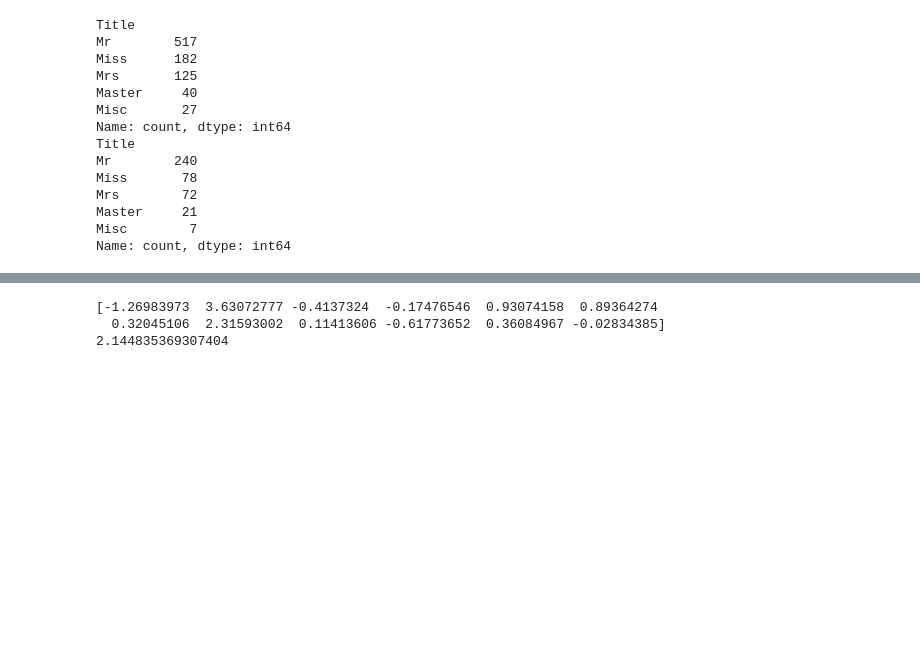
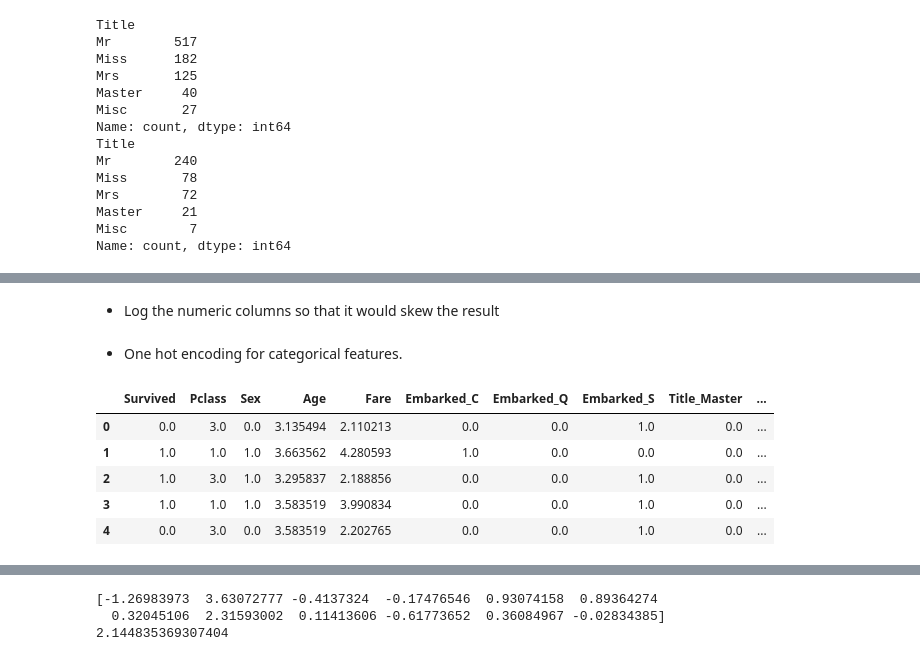
Before and after one commit to phuongwhuynh/NLP_Lab, a Jupyter notebook: Lab67/hw2/HEX2_Lab6_2252654.ipynb, the cells around one changed output, grey strips where cells are left out. Drawn from its saved outputs; the diff is of its cells as text; code cells hidden in the pictures; blank space fills up the shorter version.

```diff
--- a/Lab67/hw2/HEX2_Lab6_2252654.ipynb
+++ b/Lab67/hw2/HEX2_Lab6_2252654.ipynb
@@ -87,7 +116,11 @@ title_age_mean = train.groupby('Title')['Age'].median()
 train['Age'] = train.apply(lambda row: title_age_mean[row['Title']] if pd.isna(row['Age']) else row['Age'], axis=1)
 title_age_mean = test.groupby('Title')['Age'].median()
 test['Age'] = test.apply(lambda row: title_age_mean[row['Title']] if pd.isna(row['Age']) else row['Age'], axis=1)
+# %% [markdown]
+- Log the numeric columns so that it would skew the result
 # %%
 numeric_cols = ['Age','Fare']
 train[numeric_cols] = np.log1p(train[numeric_cols])
 test[numeric_cols] = np.log1p(test[numeric_cols])
+# %% [markdown]
+- One hot encoding for categorical features.
@@ -93,0 +130,9 @@ test[numeric_cols] = np.log1p(test[numeric_cols])
+# %%
+train.head()
+# %% [output]
+|  | Survived | Pclass | Sex | Age | Fare | Embarked_C | Embarked_Q | Embarked_S | Title_Master | ... |
+| 0 | 0.0 | 3.0 | 0.0 | 3.135494 | 2.110213 | 0.0 | 0.0 | 1.0 | 0.0 | ... |
+| 1 | 1.0 | 1.0 | 1.0 | 3.663562 | 4.280593 | 1.0 | 0.0 | 0.0 | 0.0 | ... |
+| 2 | 1.0 | 3.0 | 1.0 | 3.295837 | 2.188856 | 0.0 | 0.0 | 1.0 | 0.0 | ... |
+| 3 | 1.0 | 1.0 | 1.0 | 3.583519 | 3.990834 | 0.0 | 0.0 | 1.0 | 0.0 | ... |
+| 4 | 0.0 | 3.0 | 0.0 | 3.583519 | 2.202765 | 0.0 | 0.0 | 1.0 | 0.0 | ... |
```
Also changed, not shown: parts of 13 cells of this notebook, 2 other files.
